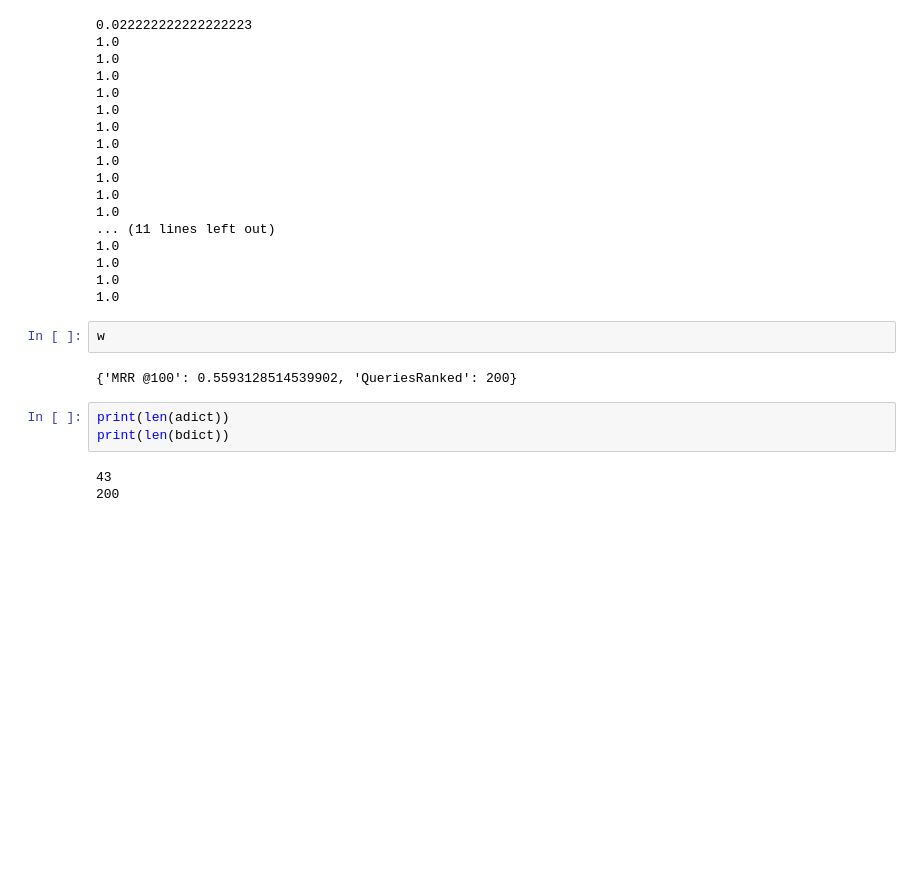
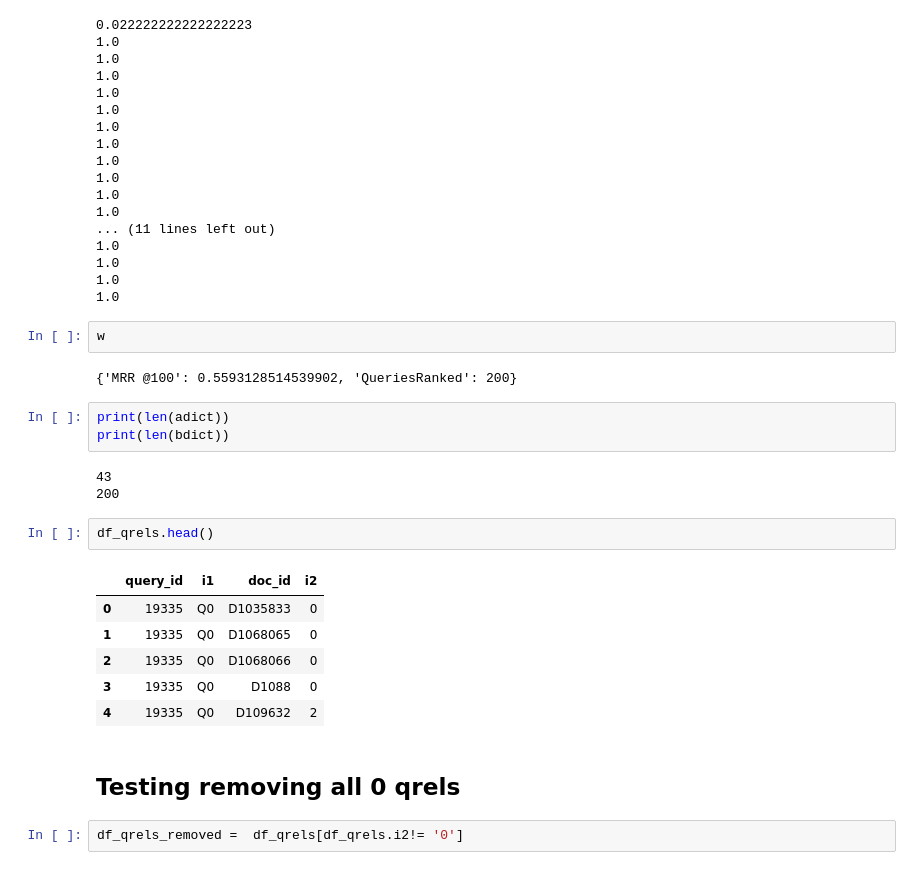
Before and after one commit to Sondreten/MSMARCO-Rerank, a Jupyter notebook: TestQuerys.ipynb, the cells around one changed output. Saved outputs shown, nothing was run; the diff lists cells and outputs as text; blank space fills up the shorter version.

Commit message:
Added test rankings, added test for removed 0 qrel

```diff
--- a/TestQuerys.ipynb
+++ b/TestQuerys.ipynb
@@ -200,3 +184,16 @@ print(len(bdict))
 # %% [output]
 43
 200
+# %%
+df_qrels.head()
+# %% [output]
+|  | query_id | i1 | doc_id | i2 |
+| 0 | 19335 | Q0 | D1035833 | 0 |
+| 1 | 19335 | Q0 | D1068065 | 0 |
+| 2 | 19335 | Q0 | D1068066 | 0 |
+| 3 | 19335 | Q0 | D1088 | 0 |
+| 4 | 19335 | Q0 | D109632 | 2 |
+# %% [markdown]
+## Testing removing all 0 qrels
+# %%
+df_qrels_removed =  df_qrels[df_qrels.i2!= '0']
```
Also changed, not shown: parts of 7 cells of this notebook.
